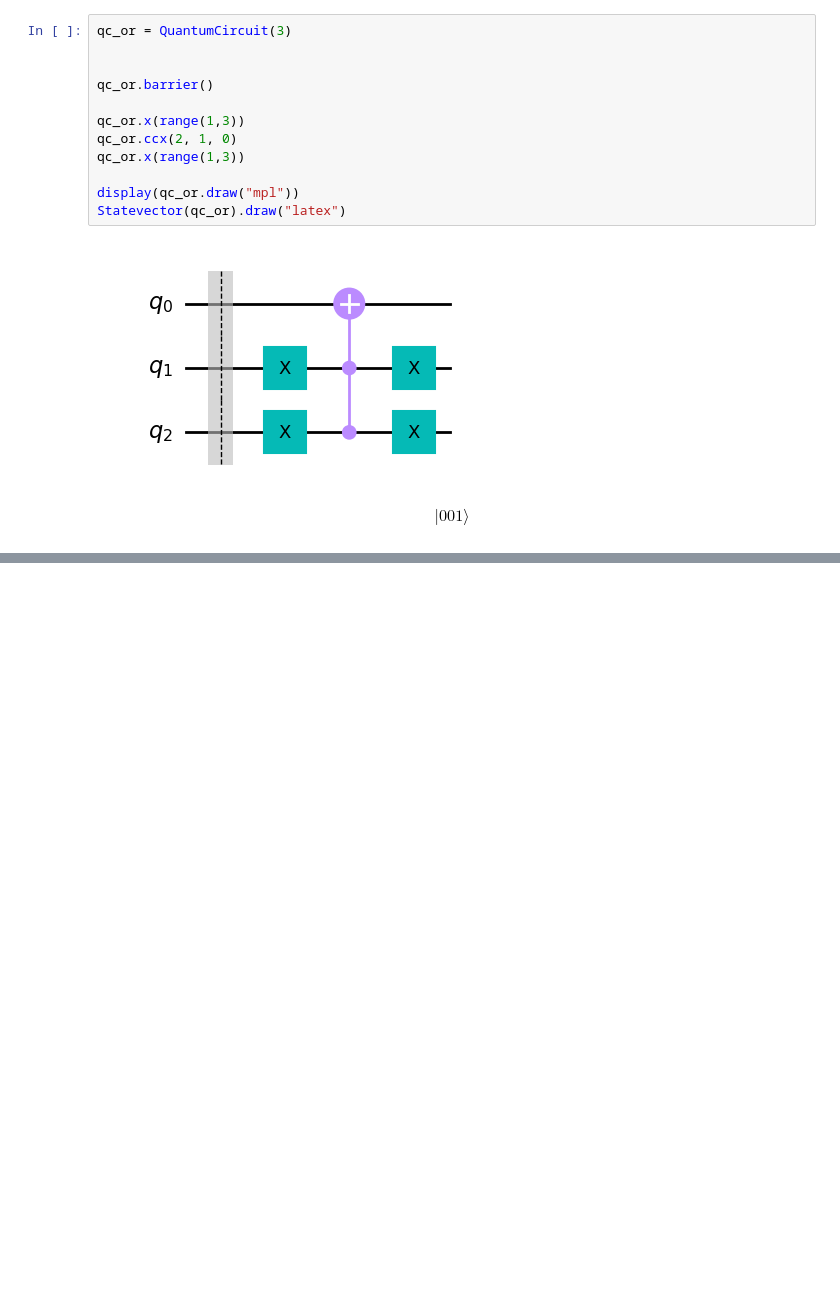
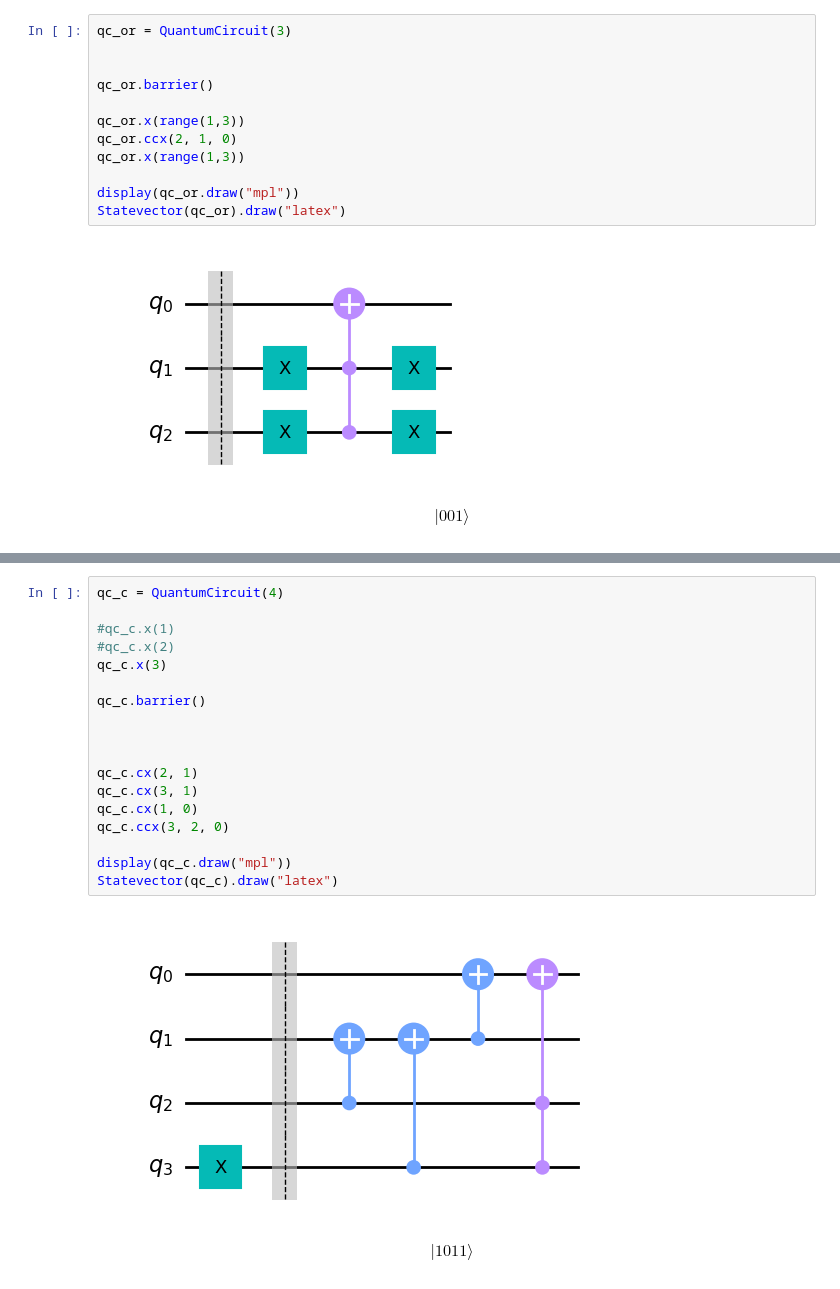
Before and after one commit to Dpbm/quantum, a Jupyter notebook: qiskit/papers-please.ipynb, the cells around one changed output, grey strips where cells are left out. Saved outputs shown, nothing was run; the diff lists cells and outputs as text; blank space fills up the shorter version.

```diff
--- a/qiskit/papers-please.ipynb
+++ b/qiskit/papers-please.ipynb
@@ -80,0 +122,21 @@ $$ |001\rangle$$
+# %%
+qc_c = QuantumCircuit(4)
+
+#qc_c.x(1)
+#qc_c.x(2)
+qc_c.x(3)
+
+qc_c.barrier()
+
+
+
+qc_c.cx(2, 1)
+qc_c.cx(3, 1)
+qc_c.cx(1, 0)
+qc_c.ccx(3, 2, 0)
+
+display(qc_c.draw("mpl"))
+Statevector(qc_c).draw("latex")
+# %% [output]
+[figure, added]
+$$ |1011\rangle$$
```
Also changed, not shown: parts of 3 cells of this notebook.
